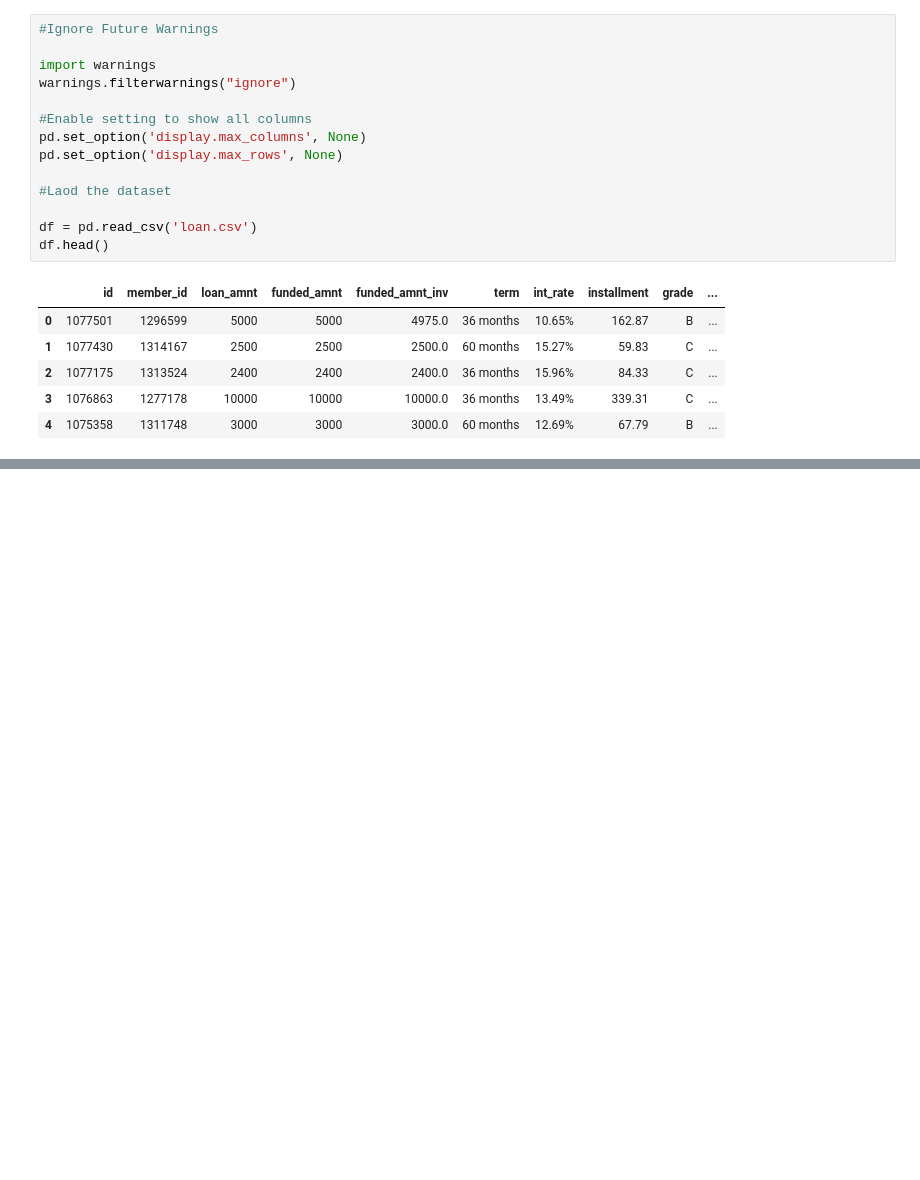
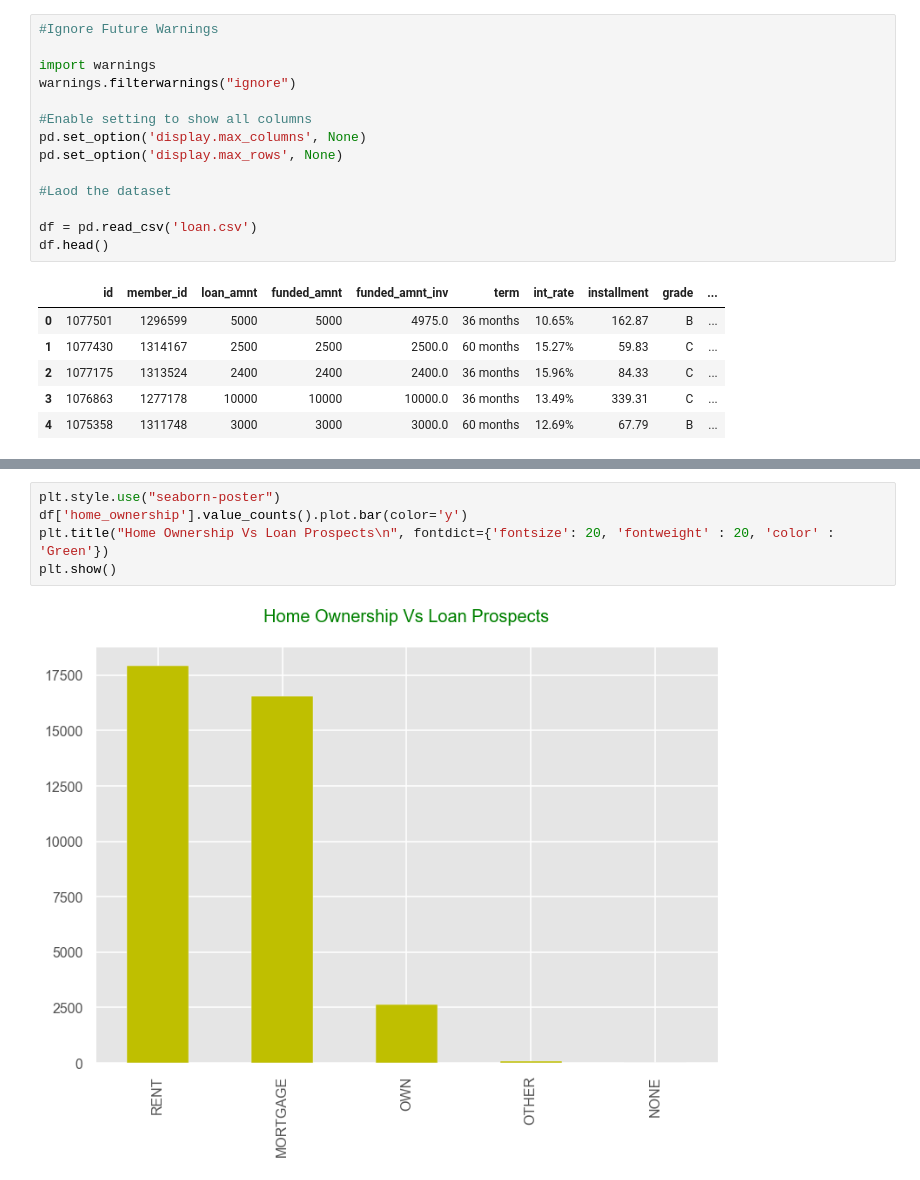
Before and after one commit to devimur2021/Lending-Club, a Jupyter notebook: Lending Club Case Study.ipynb, the cells around one changed output, grey strips where cells are left out. Saved outputs shown, nothing was run; the diff lists cells and outputs as text; blank space fills up the shorter version.

```diff
--- a/Lending Club Case Study.ipynb
+++ b/Lending Club Case Study.ipynb
@@ -87,0 +234,7 @@ df.drop(['id','loan_amnt','annual_inc_joint','url','desc','title','zip_code','dt
+# %%
+plt.style.use("seaborn-poster")
+df['home_ownership'].value_counts().plot.bar(color='y')
+plt.title("Home Ownership Vs Loan Prospects\n", fontdict={'fontsize': 20, 'fontweight' : 20, 'color' : 'Green'})
+plt.show()
+# %% [output]
+[figure, added]
```
Also changed, not shown: parts of 35 cells of this notebook.
